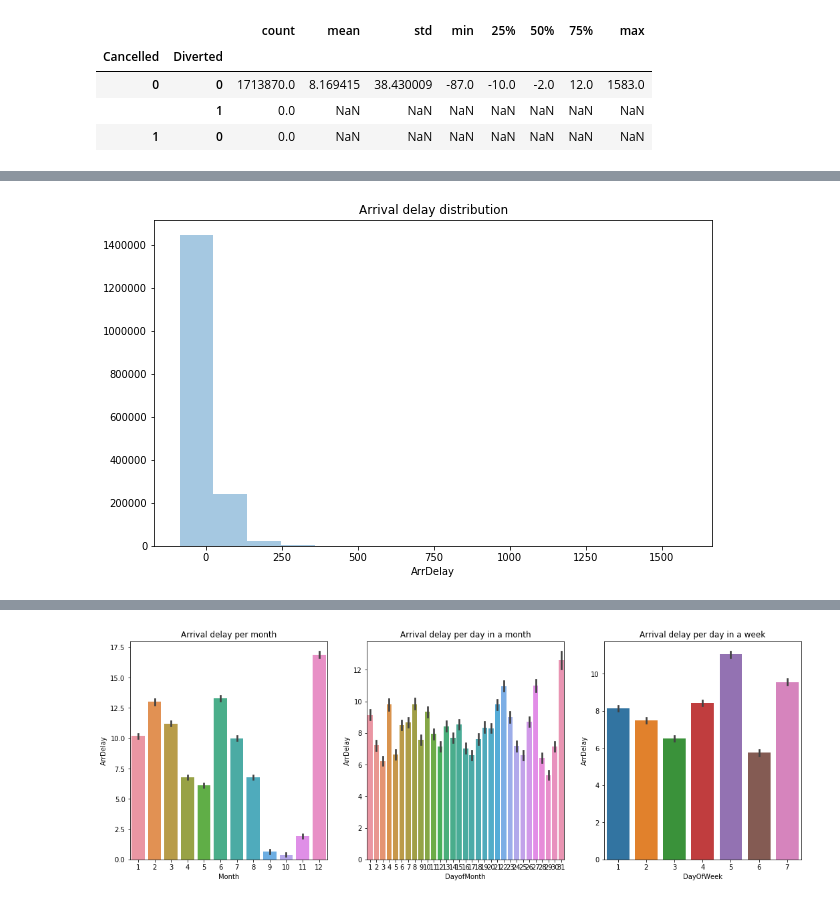
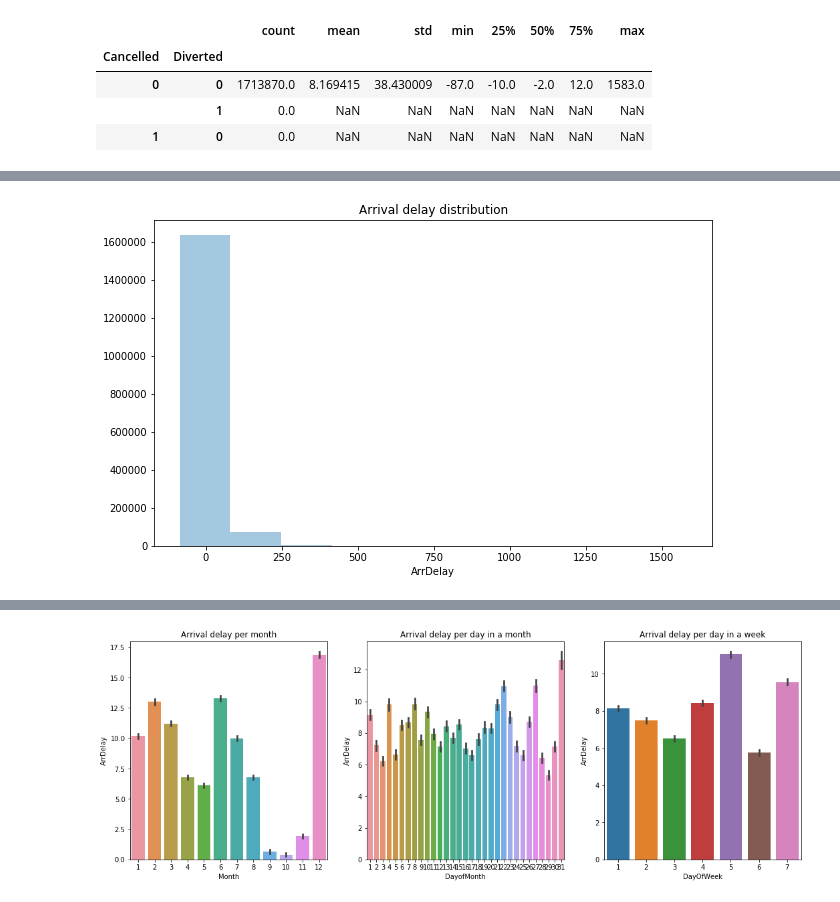
Before and after one commit to PriyankaBiswas/Data-Science, a Jupyter notebook: Unit3_deeper_SL/SL_practice/Airlines_arrival/airlines_arrivals.ipynb, the cells around one changed output, grey strips where cells are left out. Cells and saved outputs as stored; diff of their text form; code cells hidden in the pictures.

```diff
--- a/Unit3_deeper_SL/SL_practice/Airlines_arrival/airlines_arrivals.ipynb
+++ b/Unit3_deeper_SL/SL_practice/Airlines_arrival/airlines_arrivals.ipynb
@@ -148,10 +144,10 @@ dtype: int64
 # %%
 plt.figure(figsize=(10,6))
-sns.distplot(sample.ArrDelay, bins=15, kde=False)
+sns.distplot(sample.ArrDelay, bins=10, kde=False)
 plt.title('Arrival delay distribution')
 plt.show()
 # %% [output]
-[figure, old version]
+[figure, new version]
 # %%
 plt.figure(figsize=(12,6))
 sns.boxplot(sample.ArrDelay)
```
Also changed, not shown: parts of 50 cells of this notebook.
